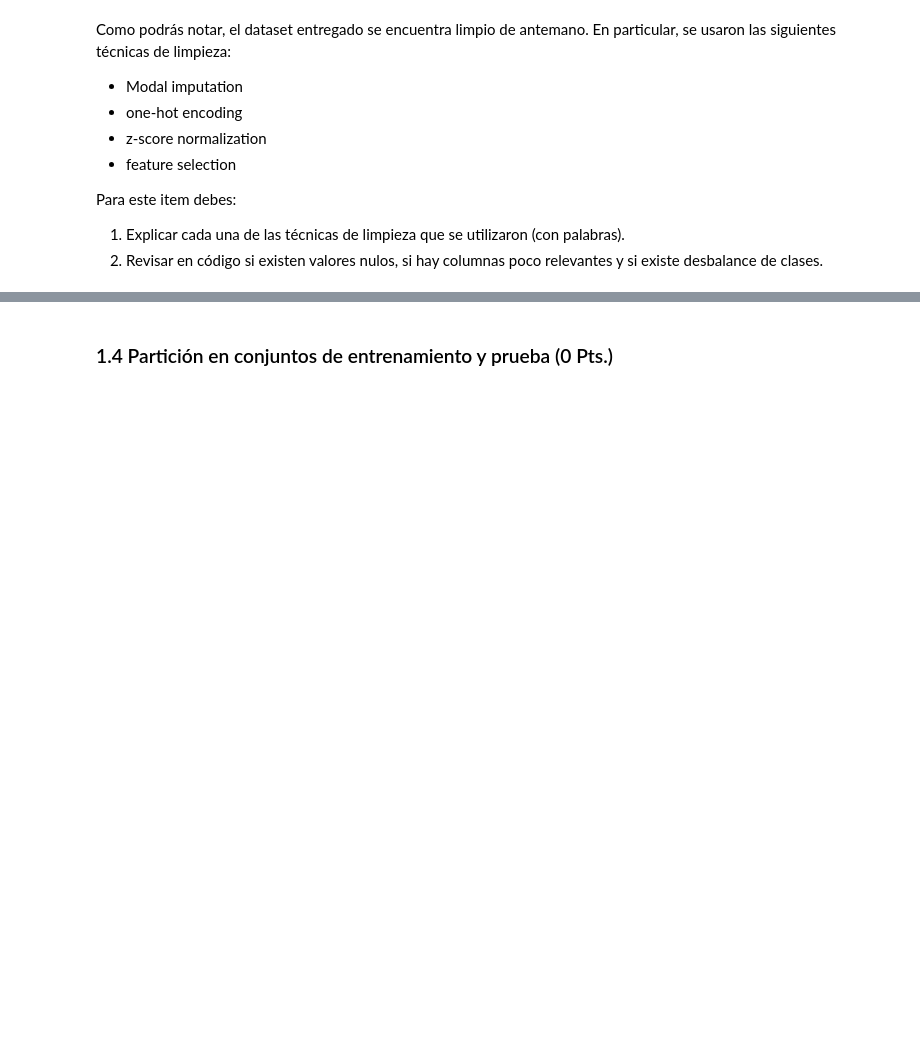
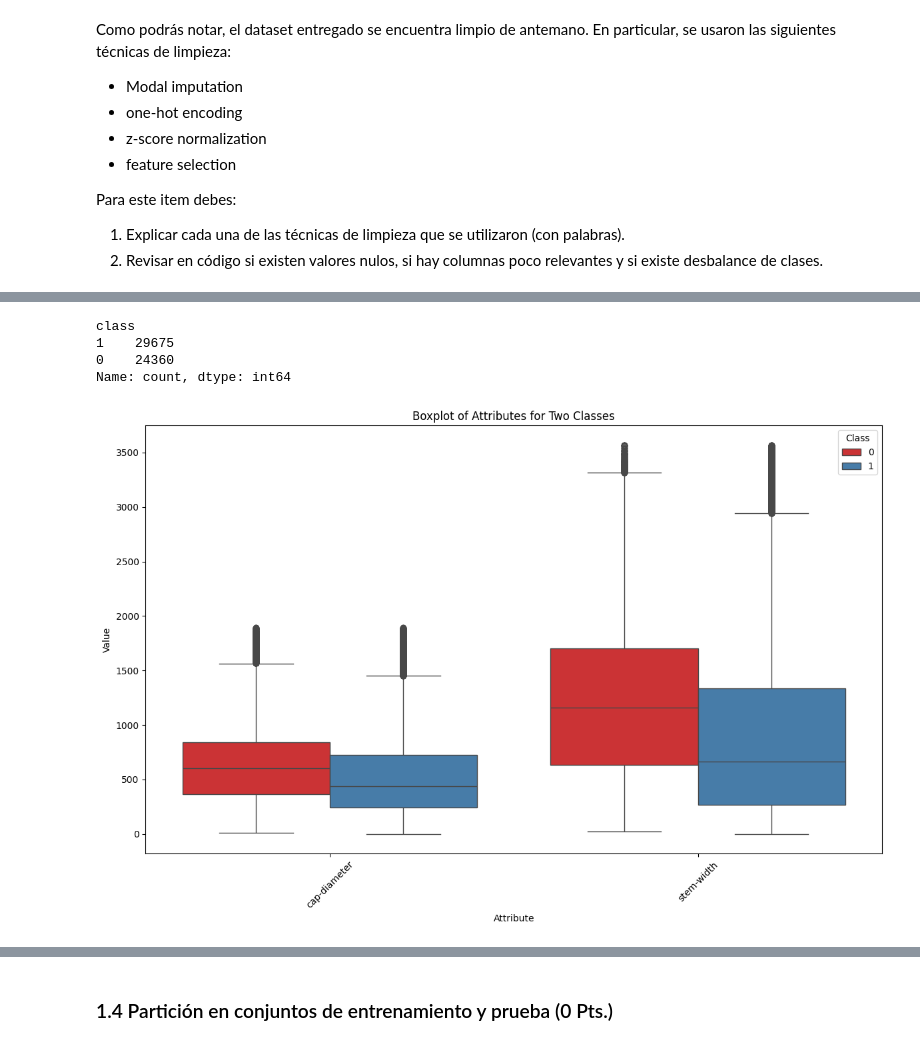
Before and after one commit to chankey-uwu/data-mining, a Jupyter notebook: Tarea 3/T3.ipynb, the cells around one changed output, grey strips where cells are left out. Cells and saved outputs as stored; diff of their text form; code cells hidden in the pictures; blank space fills up the shorter version.

```diff
--- a/Tarea 3/T3.ipynb
+++ b/Tarea 3/T3.ipynb
@@ -78,0 +157,22 @@ Para este item debes:
+# %%
+df['class'].value_counts()
+# %% [output]
+class
+1    29675
+0    24360
+Name: count, dtype: int64
+# %%
+df_melted = pd.melt(df[['cap-diameter','stem-width','class']], id_vars=['class'], var_name='attribute', value_name='value')
+
+plt.figure(figsize=(12, 8))
+sns.boxplot(x='attribute', y='value', hue='class', data=df_melted, palette='Set1')
+plt.title('Boxplot of Attributes for Two Classes')
+plt.xlabel('Attribute')
+plt.ylabel('Value')
+plt.xticks(rotation=45)
+plt.legend(title='Class', loc='upper right')
+
+plt.tight_layout()
+plt.show()
+# %% [output]
+[figure, added]
```
Also changed, not shown: parts of 15 cells of this notebook.
